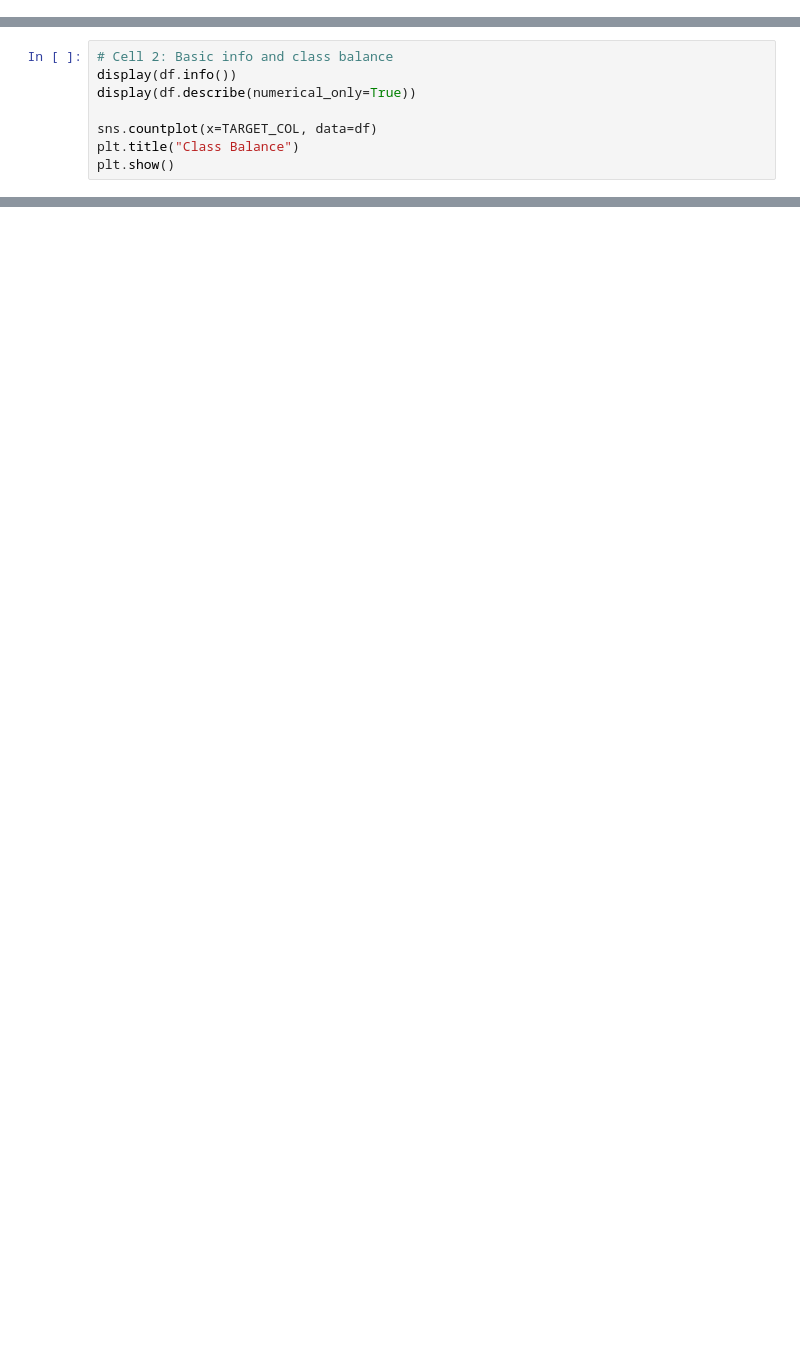
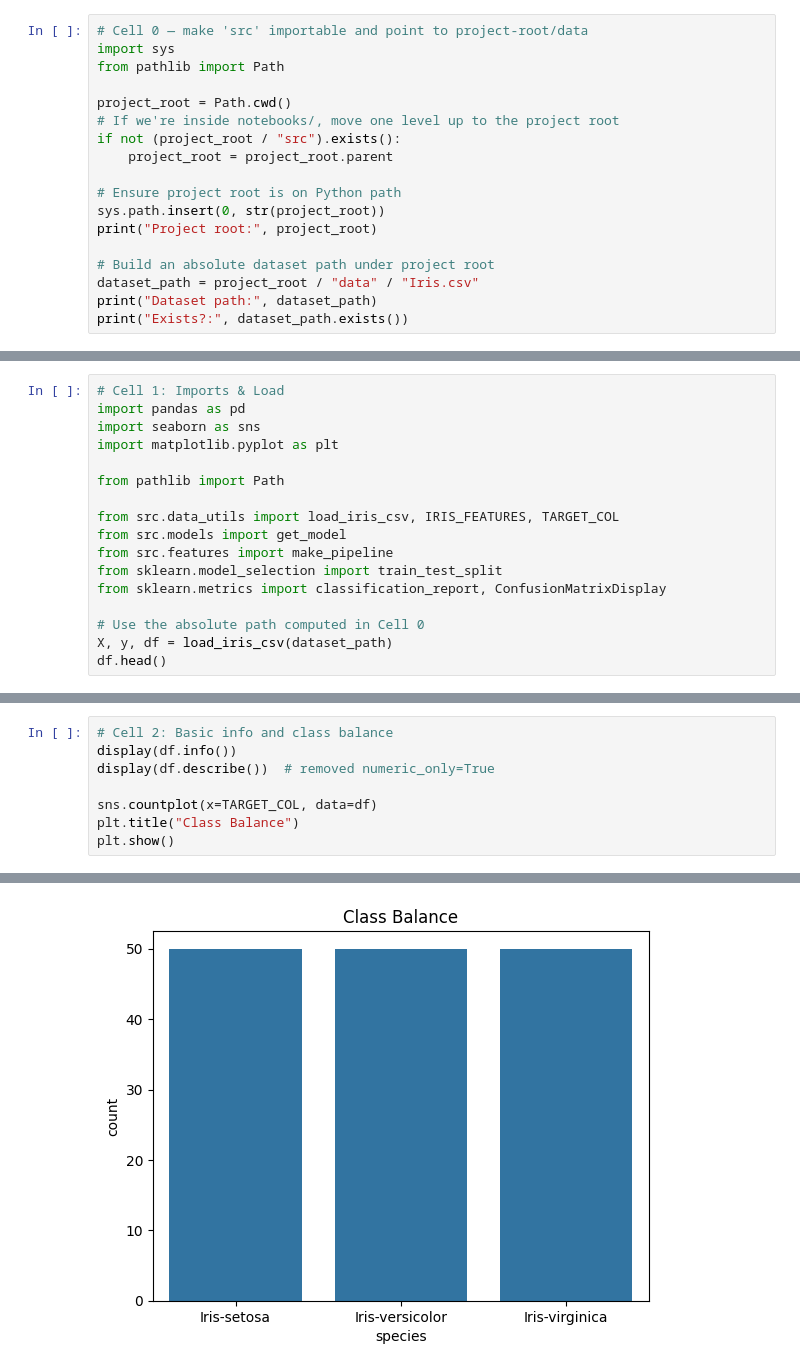
Before and after one commit to manoj-dilshan/CodeAlpha_Iris-Flower-Classification, a Jupyter notebook: notebooks/01_eda_and_baseline.ipynb, the cells around one changed output, grey strips where cells are left out. Cells and saved outputs as stored; diff of their text form; blank space fills up the shorter version.

```diff
--- a/notebooks/01_eda_and_baseline.ipynb
+++ b/notebooks/01_eda_and_baseline.ipynb
@@ -17,0 +1,18 @@ df.head()
+# %%
+# Cell 0 — make 'src' importable and point to project-root/data
+import sys
+from pathlib import Path
+
+project_root = Path.cwd()
+# If we're inside notebooks/, move one level up to the project root
+if not (project_root / "src").exists():
+    project_root = project_root.parent
+
+# Ensure project root is on Python path
+sys.path.insert(0, str(project_root))
+print("Project root:", project_root)
+
+# Build an absolute dataset path under project root
+dataset_path = project_root / "data" / "Iris.csv"
+print("Dataset path:", dataset_path)
+print("Exists?:", dataset_path.exists())
@@ -17,0 +23,17 @@ df.head()
+# %%
+# Cell 1: Imports & Load
+import pandas as pd
+import seaborn as sns
+import matplotlib.pyplot as plt
+
+from pathlib import Path
+
+from src.data_utils import load_iris_csv, IRIS_FEATURES, TARGET_COL
+from src.models import get_model
+from src.features import make_pipeline
+from sklearn.model_selection import train_test_split
+from sklearn.metrics import classification_report, ConfusionMatrixDisplay
+
+# Use the absolute path computed in Cell 0
+X, y, df = load_iris_csv(dataset_path)
+df.head()
@@ -18,8 +47,9 @@ df.head()
 # %%
 # Cell 2: Basic info and class balance
 display(df.info())
-display(df.describe(numerical_only=True))
+display(df.describe())  # removed numeric_only=True
 
 sns.countplot(x=TARGET_COL, data=df)
 plt.title("Class Balance")
 plt.show()
+# %% [output]
@@ -26,3 +78,4 @@ plt.show()
+[figure, added]
 # %%
 # Cell 3: Pairplot (EDA)
 sns.pairplot(df, vars=IRIS_FEATURES, hue=TARGET_COL, corner=True, diag_kind="hist")
```
Also changed, not shown: parts of 6 cells of this notebook.
